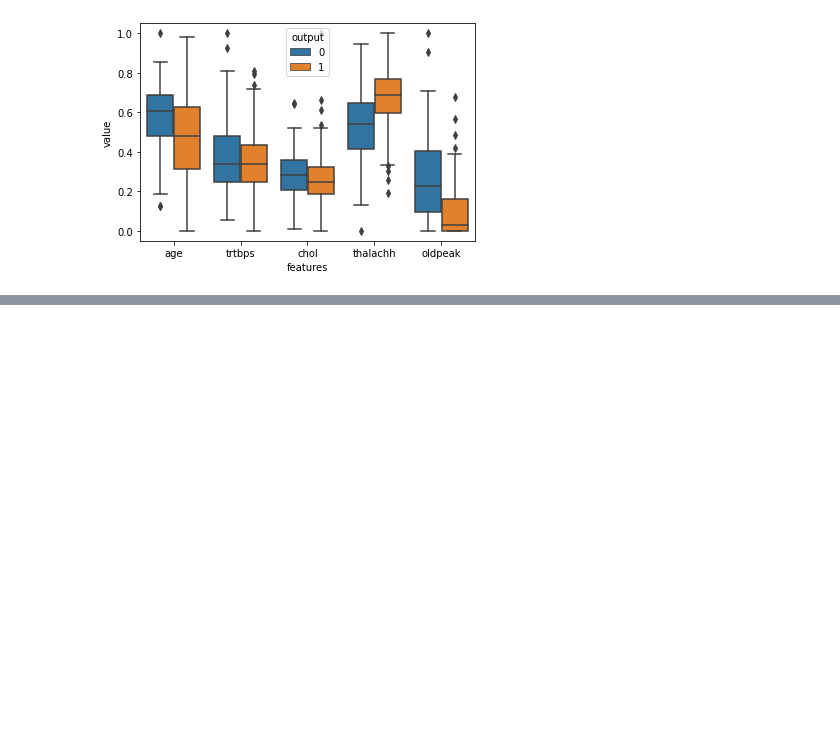
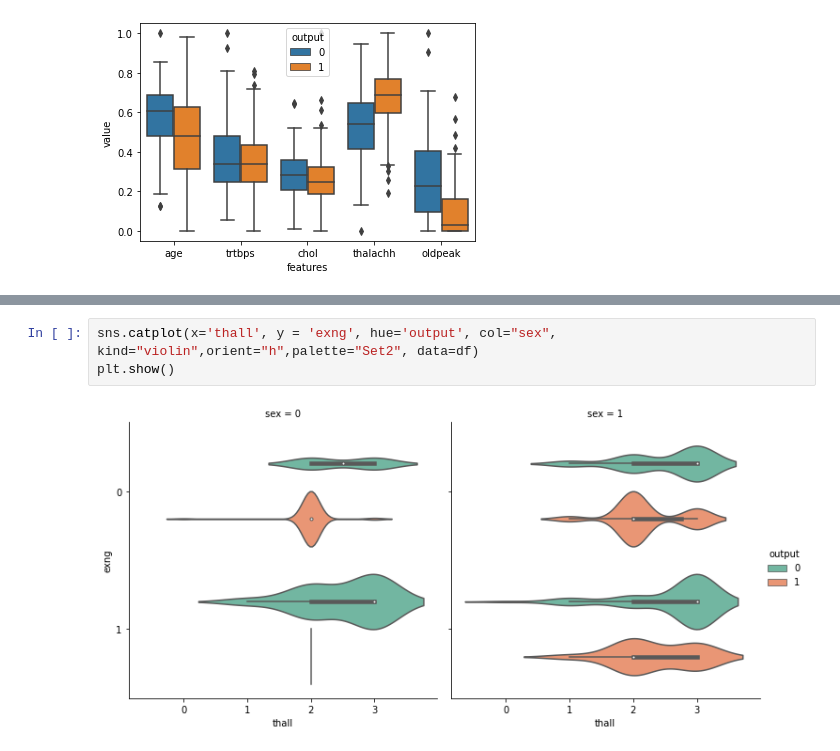
Before and after one commit to MSBurakS/Heart-Attack-Analysis-Perdiction-My-Practice, a Jupyter notebook: heart-attack-analysis-perdiction-my-practice.ipynb, the cells around one changed output, grey strips where cells are left out. Drawn from its saved outputs; the diff is of its cells as text; blank space fills up the shorter version.

```diff
--- a/heart-attack-analysis-perdiction-my-practice.ipynb
+++ b/heart-attack-analysis-perdiction-my-practice.ipynb
@@ -323,0 +345,5 @@ plt.show()
+# %%
+sns.catplot(x='thall', y = 'exng', hue='output', col="sex", kind="violin",orient="h",palette="Set2", data=df)
+plt.show()
+# %% [output]
+[figure, added]
```
Also changed, not shown: parts of 7 cells of this notebook.
